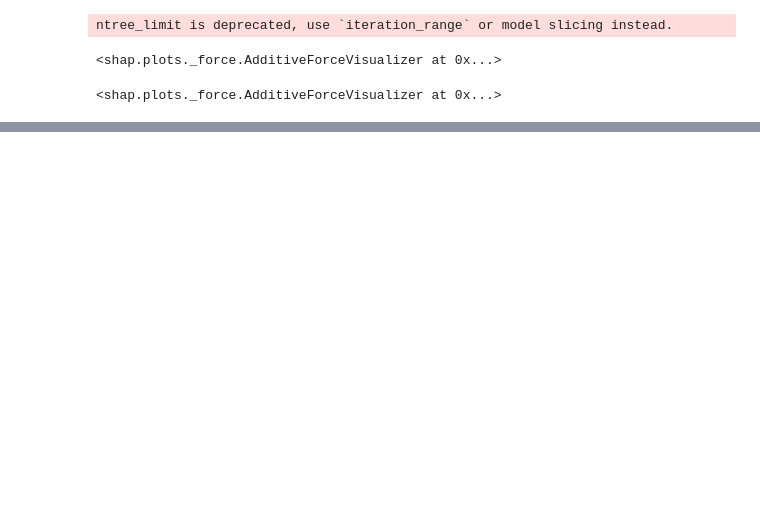
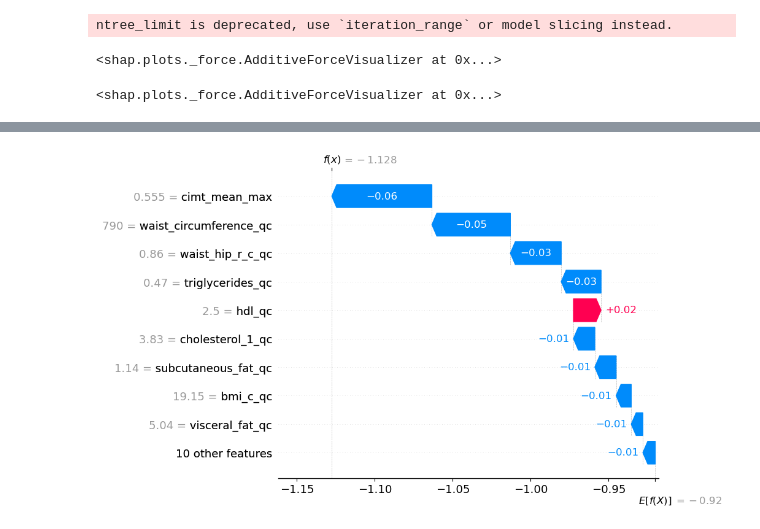
Before and after one commit to kayvinsoo7/AWI_GEN_PROJECT, a Jupyter notebook: Business/MM_Indababx.ipynb, the cells around one changed output, grey strips where cells are left out. Cells and saved outputs as stored; diff of their text form; code cells hidden in the pictures; blank space fills up the shorter version.

```diff
--- a/Business/MM_Indababx.ipynb
+++ b/Business/MM_Indababx.ipynb
@@ -549,2 +619,6 @@ TypeError: waterfall() got an unexpected keyword argument 'feature_names'
+# %%
+shap.plots.waterfall(shap_values[7])
+# %% [output]
+[figure, added]
 # %%
 # Our naive cutoff point is zero log odds (probability 0.5).
```
Also changed, not shown: parts of 36 cells of this notebook, 1 other file.
